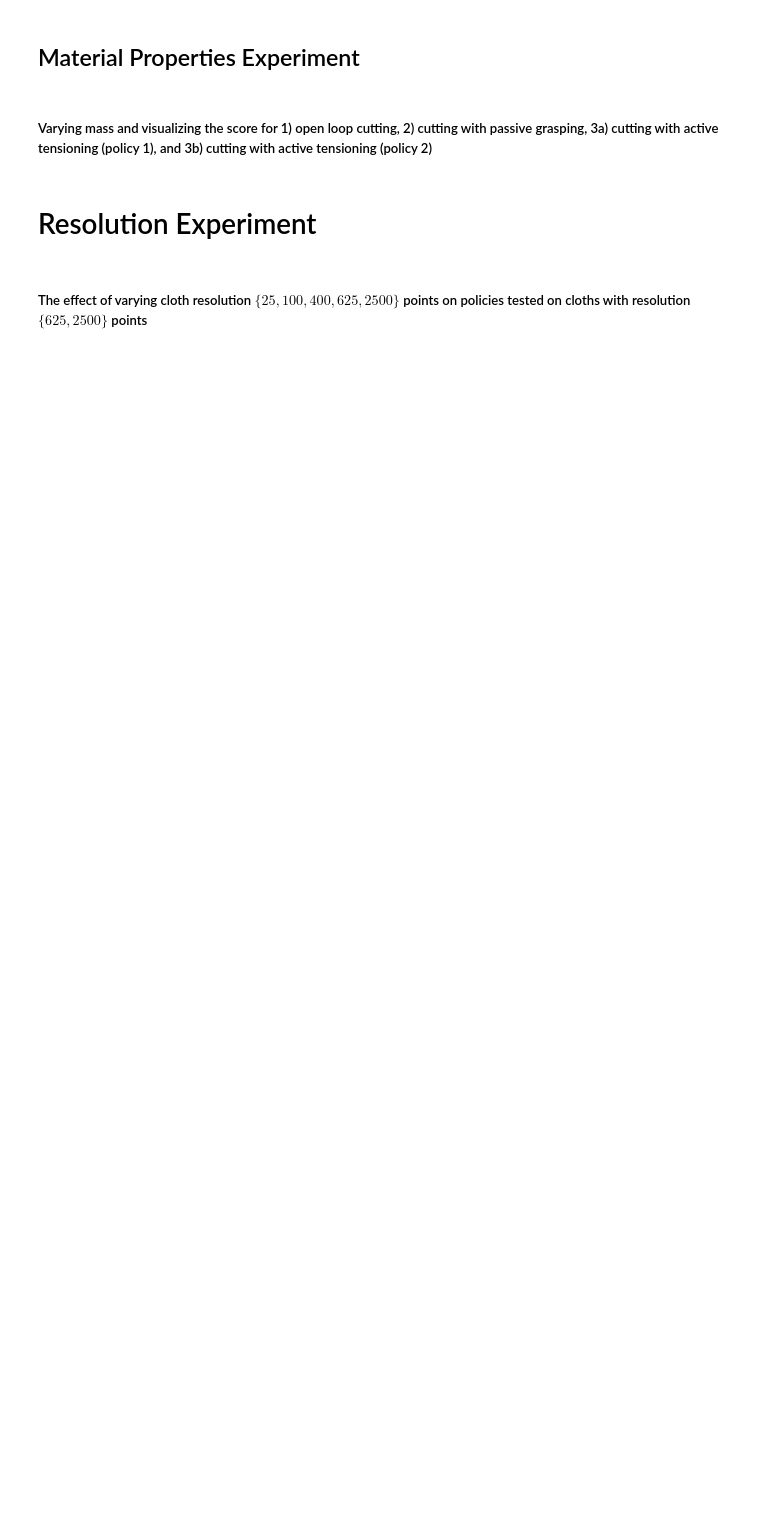
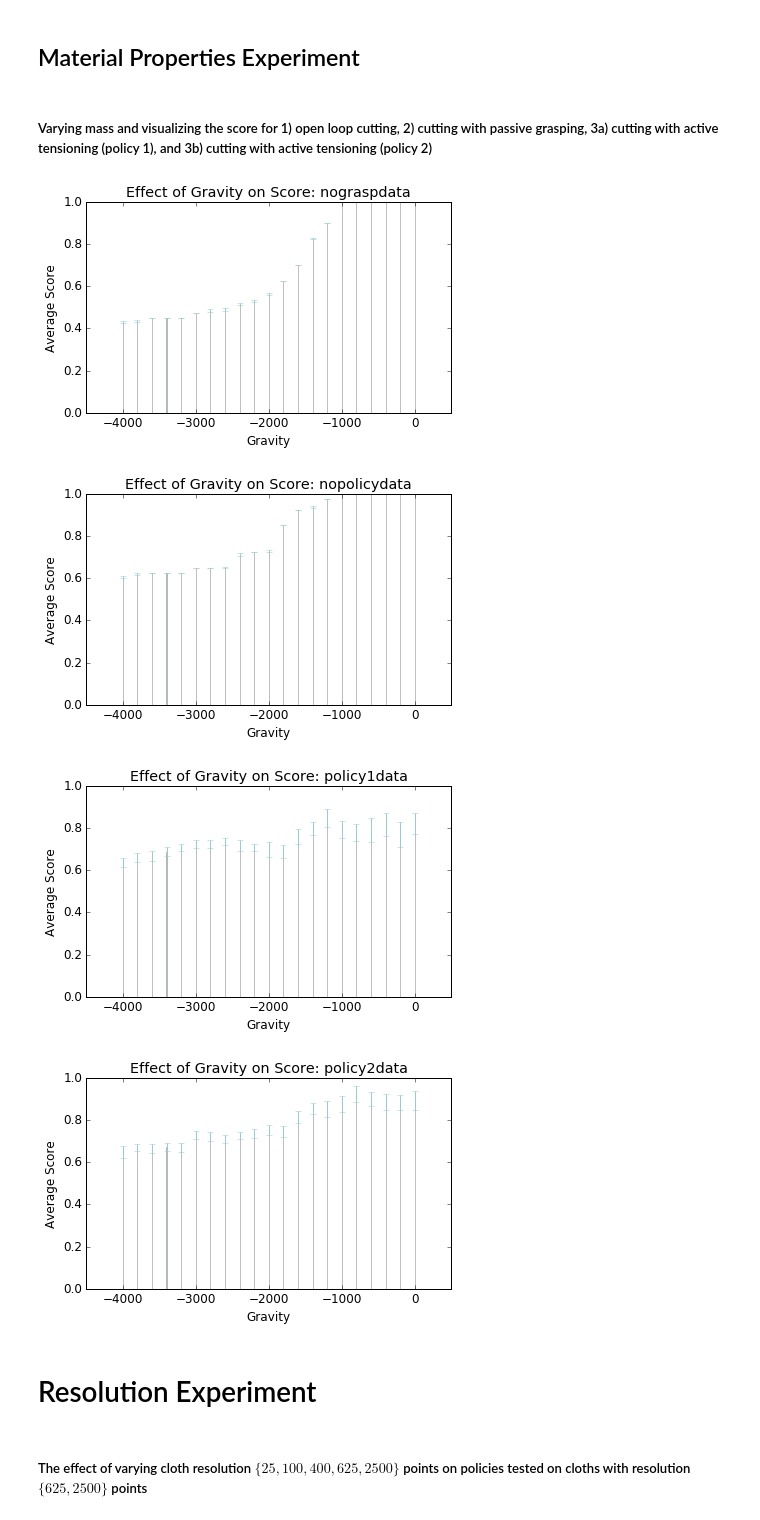
Before and after one commit to BerkeleyAutomation/cloth_simulation, a Jupyter notebook: Figures.ipynb, the cells around one changed output. Saved outputs shown, nothing was run; the diff lists cells and outputs as text; code cells hidden in the pictures; blank space fills up the shorter version.

```diff
--- a/Figures.ipynb
+++ b/Figures.ipynb
@@ -174,6 +182,37 @@ plt.savefig(dir_figs+'avg_scores_bar'+'.svg', format='svg', facecolor='w', edgec
 ## Material Properties Experiment
 # %% [markdown]
 ##### Varying mass and visualizing the score for 1) open loop cutting, 2) cutting with passive grasping, 3a) cutting with active tensioning (policy 1), and 3b) cutting with active tensioning (policy 2)
+# %%
+totalpts = 40.0
+scores = []
+errors = []
+filename = 'gravity_exp'
+filenames = ['nograspdata', 'nopolicydata', 'policy1data', 'policy2data']
+
+for f in filenames:
+    filepath = dir_data + filename + '/' + f + '.p'
+    d = pickle.load(open(filepath, "rb"))
+    g_scores = []
+    g_errors = []
+    for g in sorted(d.keys()):
+        data = d[g]
+        g_scores.append(np.mean([x / (totalpts) for x in data]))
+        g_errors.append(2*stats.sem([x / (totalpts) for x in data]))
+    scores.append(g_scores)
+    errors.append(g_errors)
+    plt.bar(sorted(d.keys()), g_scores, yerr=g_errors, align='center', alpha=0.25, color=colors[6], ecolor=colors[6])
+    plt.xlim((-4500, 500))
+    plt.ylim((0,1.0))
+    plt.xlabel('Gravity')
+    plt.ylabel('Average Score')
+    plt.title('Effect of Gravity on Score: %s' %(f))
+    plt.savefig(dir_figs+filename+f+'_bar'+'.svg', format='svg', facecolor='w', edgecolor='w')
+    plt.show()
+# %% [output]
+[figure, added]
+[figure, added]
+[figure, added]
+[figure, added]
 # %% [markdown]
 # Resolution Experiment
 # %% [markdown]
```
Also changed, not shown: parts of 9 cells of this notebook, 21 other files.
